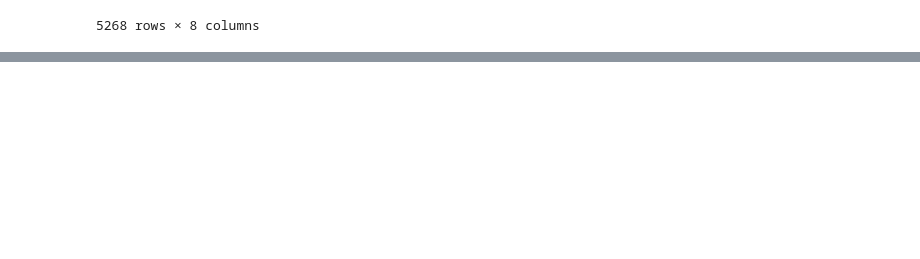
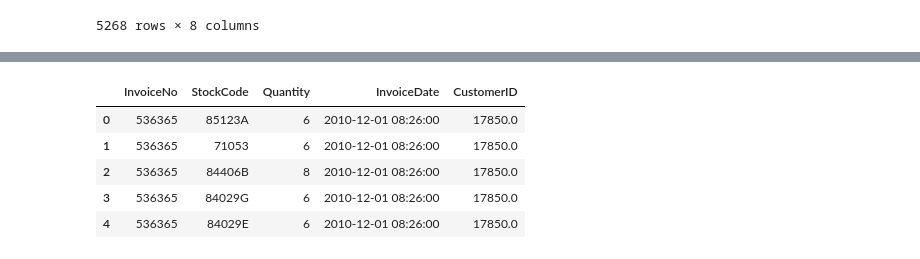
Before and after one commit to ruprekhab/market_analysis, a Jupyter notebook: cleaning.ipynb, the cells around one changed output, grey strips where cells are left out. Saved outputs shown, nothing was run; the diff lists cells and outputs as text; code cells hidden in the pictures; blank space fills up the shorter version.

```diff
--- a/cleaning.ipynb
+++ b/cleaning.ipynb
@@ -126,0 +240,11 @@ df[df.duplicated()]
+# %%
+# Create transaction table
+transaction_df = df1[["InvoiceNo", "StockCode", "Quantity", "InvoiceDate", "CustomerID"]]
+transaction_df.head()
+# %% [output]
+|  | InvoiceNo | StockCode | Quantity | InvoiceDate | CustomerID |
+| 0 | 536365 | 85123A | 6 | 2010-12-01 08:26:00 | 17850.0 |
+| 1 | 536365 | 71053 | 6 | 2010-12-01 08:26:00 | 17850.0 |
+| 2 | 536365 | 84406B | 8 | 2010-12-01 08:26:00 | 17850.0 |
+| 3 | 536365 | 84029G | 6 | 2010-12-01 08:26:00 | 17850.0 |
+| 4 | 536365 | 84029E | 6 | 2010-12-01 08:26:00 | 17850.0 |
```
Also changed, not shown: parts of 14 cells of this notebook.
